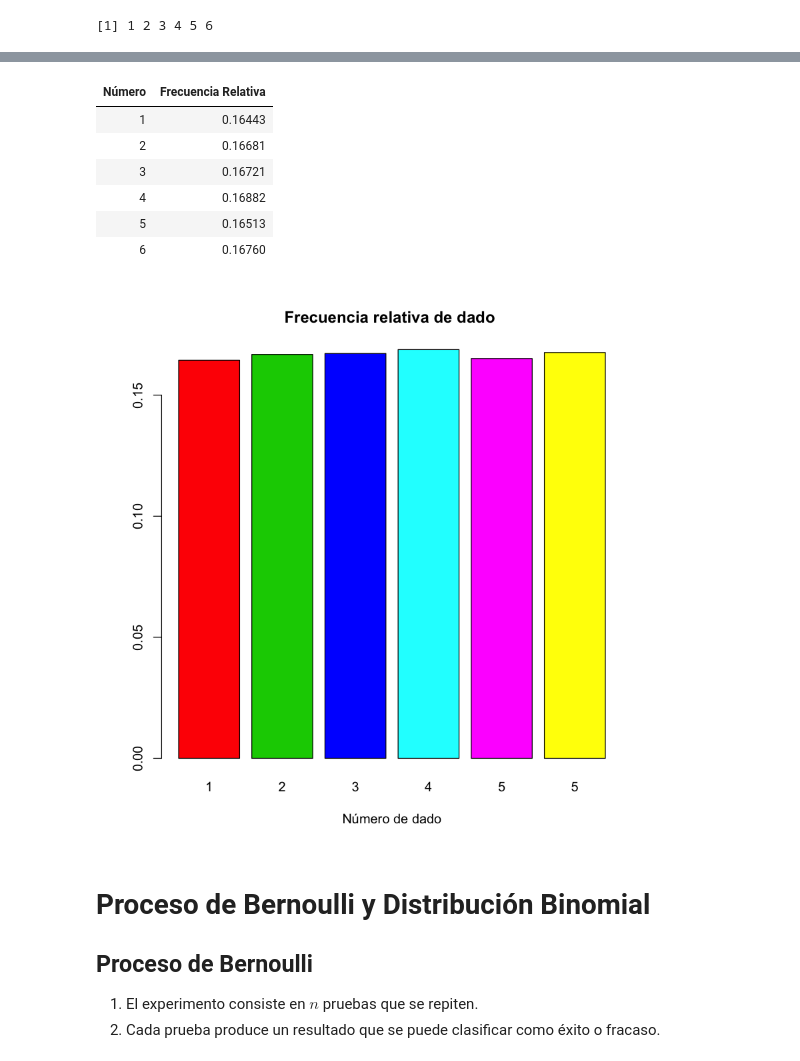
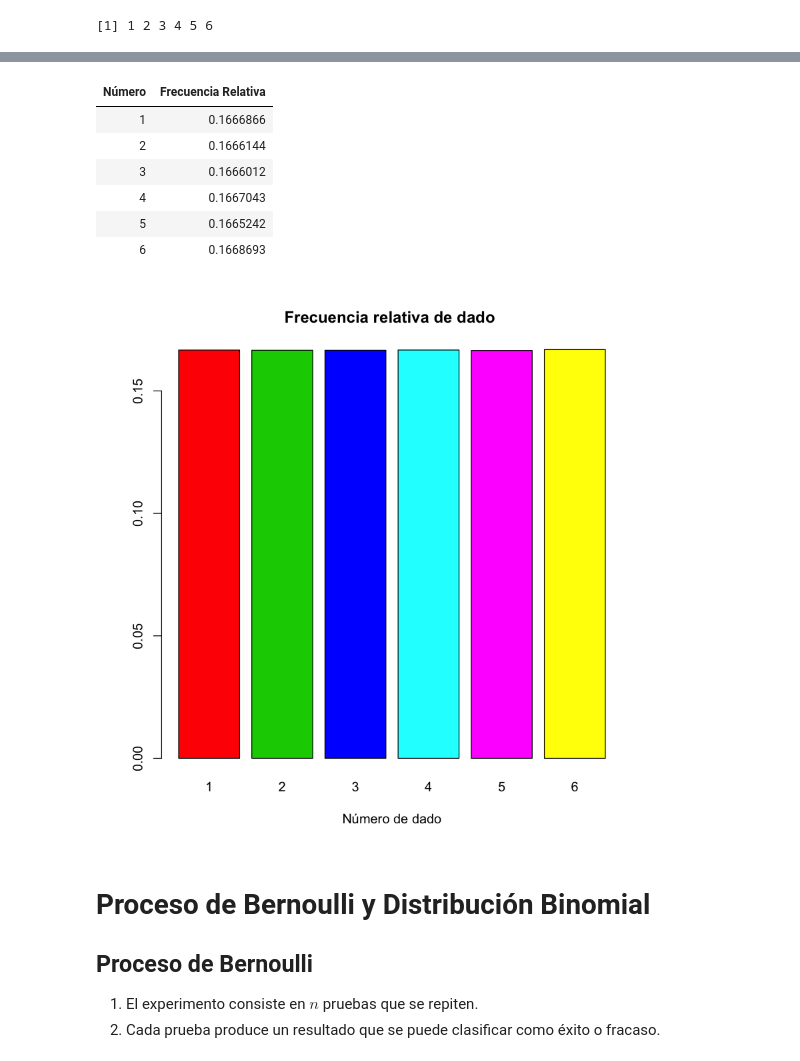
Before and after one commit to FerminAcosta/Propedeutico-R, a Jupyter notebook: Practica_2.ipynb, the cells around one changed output, grey strips where cells are left out. Drawn from its saved outputs; the diff is of its cells as text; code cells hidden in the pictures.

```diff
--- a/Practica_2.ipynb
+++ b/Practica_2.ipynb
@@ -182,24 +182,24 @@ barplot(frecrel, main="Frecuencia relativa",
 # %%
-N=100000;
+N=10000000;
 dado <- sample(1:6, N, replace=TRUE);
 dado1<-sum(dado==1);dado2<-sum(dado==2);dado3<-sum(dado==3);
 dado4<-sum(dado==4);dado5<-sum(dado==5);dado6<-sum(dado==6);
 frec<-c(dado1,dado2,dado3,dado4,dado5,dado6);
 frecrel<-frec/N;
 valores<-data.frame(1:6,frecrel)
 names(valores)<-c("Número", "Frecuencia Relativa")
 valores
 barplot(frecrel, main="Frecuencia relativa de dado ",
-  	xlab="Número de dado", names.arg=c("1", "2", "3","4", "5", "5"),col=10:25)
+  	xlab="Número de dado", names.arg=c("1", "2", "3","4", "5", "6"),col=10:25)
 # %% [output]
 | Número | Frecuencia Relativa |
-| 1 | 0.16443 |
-| 2 | 0.16681 |
-| 3 | 0.16721 |
-| 4 | 0.16882 |
-| 5 | 0.16513 |
-| 6 | 0.16760 |
+| 1 | 0.1666866 |
+| 2 | 0.1666144 |
+| 3 | 0.1666012 |
+| 4 | 0.1667043 |
+| 5 | 0.1665242 |
+| 6 | 0.1668693 |
-[figure, old version]
+[figure, new version]
 # %% [markdown]
 # Proceso de Bernoulli y Distribución Binomial
 
```
Also changed, not shown: parts of 7 cells of this notebook.
